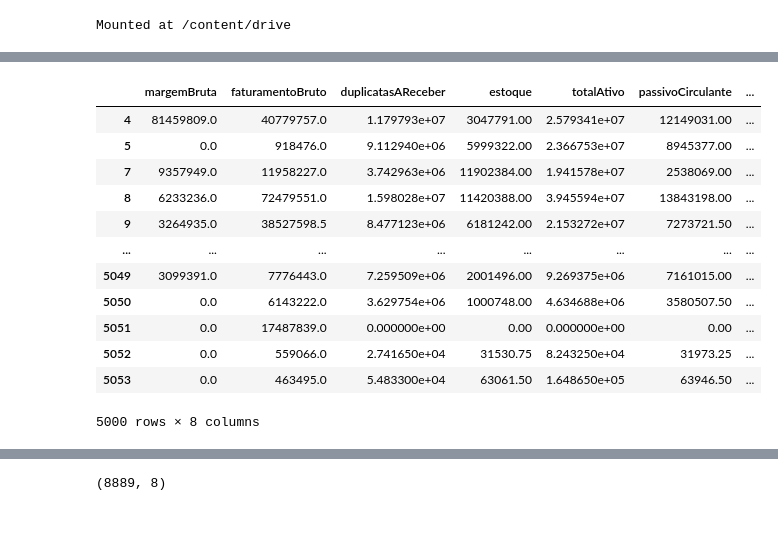
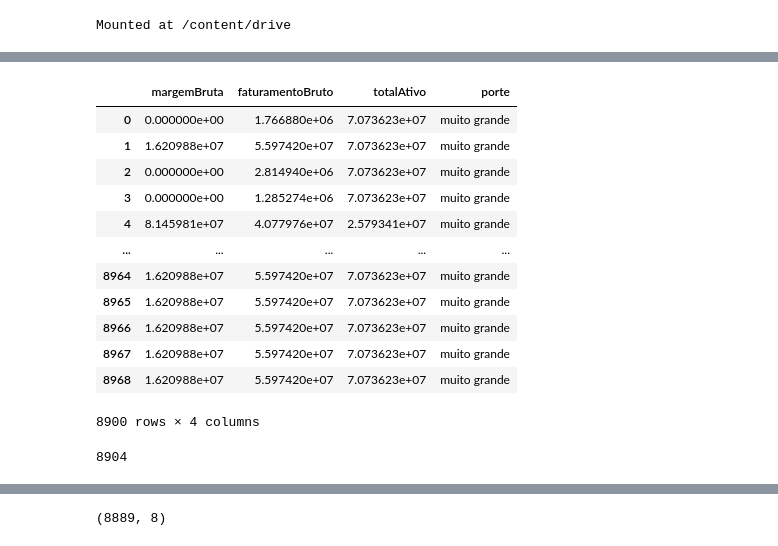
Before and after one commit to Attent1/CP2-IA, a Jupyter notebook: CP2-IA.ipynb, the cells around one changed output, grey strips where cells are left out. Drawn from its saved outputs; the diff is of its cells as text; code cells hidden in the pictures.

```diff
--- a/CP2-IA.ipynb
+++ b/CP2-IA.ipynb
@@ -59,3 +75,9 @@ df = df_sub.interpolate()
+# %%
+# df = df_sub.interpolate()
+# Preencher os valores nulos com a média das colunas
+df_sub['margemBruta'].fillna(df_sub['margemBruta'].mean(), inplace=True)
+df_sub['totalAtivo'].fillna(df_sub['totalAtivo'].mean(), inplace=True)
+df_sub['faturamentoBruto'].fillna(df_sub['faturamentoBruto'].mean(), inplace=True)
 # %%
 df.shape
 # %% [output]
@@ -63,6 +85,6 @@ df.shape
 # %%
 #Filtrando registros com valores negativos nas colunas ativoCirculante e margemBruta
-linhas_totalAtivo_margemBruta_faturamentoBruto = df[(df['totalAtivo'] >= 0) & (df['margemBruta'] >= 0)]
+linhas_totalAtivo_margemBruta_faturamentoBruto = df_sub[(df_sub['totalAtivo'] >= 0) & (df_sub['margemBruta'] >= 0) & (df_sub['faturamentoBruto'] >= 0)]
 print("Colunas onde 'totalAtivo e margemBruta' é maior ou igual a zero:")
 print(linhas_totalAtivo_margemBruta_faturamentoBruto)
 # %% [output]
@@ -105,29 +125,64 @@ condicoes = [
     (linhas_totalAtivo_margemBruta_faturamentoBruto['margemBruta'] <= 203377.0) & (linhas_totalAtivo_margemBruta_faturamentoBruto['totalAtivo'] <= 1068988.0) & (linhas_totalAtivo_margemBruta_faturamentoBruto['faturamentoBruto'] <= 2278600.0 ),
     (linhas_totalAtivo_margemBruta_faturamentoBruto['margemBruta'] <= 2332812.0) & (linhas_totalAtivo_margemBruta_faturamentoBruto['totalAtivo'] <= 4616340.0) & (linhas_totalAtivo_margemBruta_faturamentoBruto['faturamentoBruto'] <= 80232850.0 ),
     (linhas_totalAtivo_margemBruta_faturamentoBruto['margemBruta'] <= 10139079.0) & (linhas_totalAtivo_margemBruta_faturamentoBruto['totalAtivo'] <= 1928754.0) & (linhas_totalAtivo_margemBruta_faturamentoBruto['faturamentoBruto'] <= 31613710.0),
-    (linhas_totalAtivo_margemBruta_faturamentoBruto['margemBruta'] <= 3366842514.0) & (linhas_totalAtivo_margemBruta_faturamentoBruto['totalAtivo'] <= 548235000.0) & (linhas_totalAtivo_margemBruta_faturamentoBruto['faturamentoBruto'] <= 6426115000.0)
+    (linhas_totalAtivo_margemBruta_faturamentoBruto['margemBruta'] <= 3366842514.0) & (linhas_totalAtivo_margemBruta_faturamentoBruto['totalAtivo'] <= 548235000.0) & (linhas_totalAtivo_margemBruta_faturamentoBruto['faturamentoBruto'] <= 6426115000.0),
+
+
+    (linhas_totalAtivo_margemBruta_faturamentoBruto['margemBruta'] <= 203377.0),
+    (linhas_totalAtivo_margemBruta_faturamentoBruto['margemBruta'] <= 2332812.0),
+    (linhas_totalAtivo_margemBruta_faturamentoBruto['margemBruta'] <= 10139079.0),
+    (linhas_totalAtivo_margemBruta_faturamentoBruto['margemBruta'] <= 3366842514.0)
 ]
 
-opcoes = ['muito pequena', 'pequena', 'grande', 'muito grande']
+opcoes = ['muito pequena', 'pequena', 'grande', 'muito grande', 'muito pequena', 'pequena', 'grande', 'muito grande']
 
 linhas_totalAtivo_margemBruta_faturamentoBruto['porte'] = pd.Series(np.select(condicoes, opcoes))
+# %%
+condicoes_grupo_1 = [
+    (linhas_totalAtivo_margemBruta_faturamentoBruto['margemBruta'] <= 203377.0) & (linhas_totalAtivo_margemBruta_faturamentoBruto['totalAtivo'] <= 1068988.0) & (linhas_totalAtivo_margemBruta_faturamentoBruto['faturamentoBruto'] <= 2278600.0),
+    (linhas_totalAtivo_margemBruta_faturamentoBruto['margemBruta'] <= 2332812.0) & (linhas_totalAtivo_margemBruta_faturamentoBruto['totalAtivo'] <= 4616340.0) & (linhas_totalAtivo_margemBruta_faturamentoBruto['faturamentoBruto'] <= 80232850.0),
+    (linhas_totalAtivo_margemBruta_faturamentoBruto['margemBruta'] <= 10139079.0) & (linhas_totalAtivo_margemBruta_faturamentoBruto['totalAtivo'] <= 1928754.0) & (linhas_totalAtivo_margemBruta_faturamentoBruto['faturamentoBruto'] <= 31613710.0),
+    (linhas_totalAtivo_margemBruta_faturamentoBruto['margemBruta'] <= 3366842514.0) & (linhas_totalAtivo_margemBruta_faturamentoBruto['totalAtivo'] <= 548235000.0) & (linhas_totalAtivo_margemBruta_faturamentoBruto['faturamentoBruto'] <= 6426115000.0)
+]
+
+condicoes_grupo_2 = [
+    (linhas_totalAtivo_margemBruta_faturamentoBruto['margemBruta'] <= 203377.0),
+    (linhas_totalAtivo_margemBruta_faturamentoBruto['margemBruta'] <= 2332812.0),
+    (linhas_totalAtivo_margemBruta_faturamentoBruto['margemBruta'] <= 10139079.0),
+    (linhas_totalAtivo_margemBruta_faturamentoBruto['margemBruta'] <= 3366842514.0)
+]
+
+opcoes_grupo_1 = ['muito pequena', 'pequena', 'grande', 'muito grande']
+opcoes_grupo_2 = ['muito pequena', 'pequena', 'grande', 'muito grande']
+
+grupo_1 = np.select(condicoes_grupo_1, opcoes_grupo_1)
+grupo_2 = np.select(condicoes_grupo_2, opcoes_grupo_2)
+
+grupo_final = np.where(grupo_1 != None, grupo_1, grupo_2)
+
+linhas_totalAtivo_margemBruta_faturamentoBruto['porte'] = grupo_final
 # %%
 #DataSet com a coluna grupo adicionada e os devidos valores
-linhas_totalAtivo_margemBruta_faturamentoBruto.head(5000)
+linhas_totalAtivo_margemBruta_faturamentoBruto.head(8900)
 # %% [output]
-|  | margemBruta | faturamentoBruto | duplicatasAReceber | estoque | totalAtivo | passivoCirculante | ... |
-| 4 | 81459809.0 | 40779757.0 | 1.179793e+07 | 3047791.00 | 2.579341e+07 | 12149031.00 | ... |
-| 5 | 0.0 | 918476.0 | 9.112940e+06 | 5999322.00 | 2.366753e+07 | 8945377.00 | ... |
-| 7 | 9357949.0 | 11958227.0 | 3.742963e+06 | 11902384.00 | 1.941578e+07 | 2538069.00 | ... |
-| 8 | 6233236.0 | 72479551.0 | 1.598028e+07 | 11420388.00 | 3.945594e+07 | 13843198.00 | ... |
-| 9 | 3264935.0 | 38527598.5 | 8.477123e+06 | 6181242.00 | 2.153272e+07 | 7273721.50 | ... |
-| ... | ... | ... | ... | ... | ... | ... | ... |
-| 5049 | 3099391.0 | 7776443.0 | 7.259509e+06 | 2001496.00 | 9.269375e+06 | 7161015.00 | ... |
-| 5050 | 0.0 | 6143222.0 | 3.629754e+06 | 1000748.00 | 4.634688e+06 | 3580507.50 | ... |
-| 5051 | 0.0 | 17487839.0 | 0.000000e+00 | 0.00 | 0.000000e+00 | 0.00 | ... |
-| 5052 | 0.0 | 559066.0 | 2.741650e+04 | 31530.75 | 8.243250e+04 | 31973.25 | ... |
-| 5053 | 0.0 | 463495.0 | 5.483300e+04 | 63061.50 | 1.648650e+05 | 63946.50 | ... |
+|  | margemBruta | faturamentoBruto | totalAtivo | porte |
+| 0 | 0.000000e+00 | 1.766880e+06 | 7.073623e+07 | muito grande |
+| 1 | 1.620988e+07 | 5.597420e+07 | 7.073623e+07 | muito grande |
+| 2 | 0.000000e+00 | 2.814940e+06 | 7.073623e+07 | muito grande |
+| 3 | 0.000000e+00 | 1.285274e+06 | 7.073623e+07 | muito grande |
+| 4 | 8.145981e+07 | 4.077976e+07 | 2.579341e+07 | muito grande |
+| ... | ... | ... | ... | ... |
+| 8964 | 1.620988e+07 | 5.597420e+07 | 7.073623e+07 | muito grande |
+| 8965 | 1.620988e+07 | 5.597420e+07 | 7.073623e+07 | muito grande |
+| 8966 | 1.620988e+07 | 5.597420e+07 | 7.073623e+07 | muito grande |
+| 8967 | 1.620988e+07 | 5.597420e+07 | 7.073623e+07 | muito grande |
+| 8968 | 1.620988e+07 | 5.597420e+07 | 7.073623e+07 | muito grande |
-5000 rows × 8 columns
+8900 rows × 4 columns
+# %%
+esta_nula = linhas_totalAtivo_margemBruta_faturamentoBruto['porte'].isnull()
+print(len(esta_nula))
+# %% [output]
+8904
 # %%
 linhas_totalAtivo_margemBruta_faturamentoBruto.isnull().sum()
 # %% [output]
```
Also changed, not shown: parts of 14 cells of this notebook.
